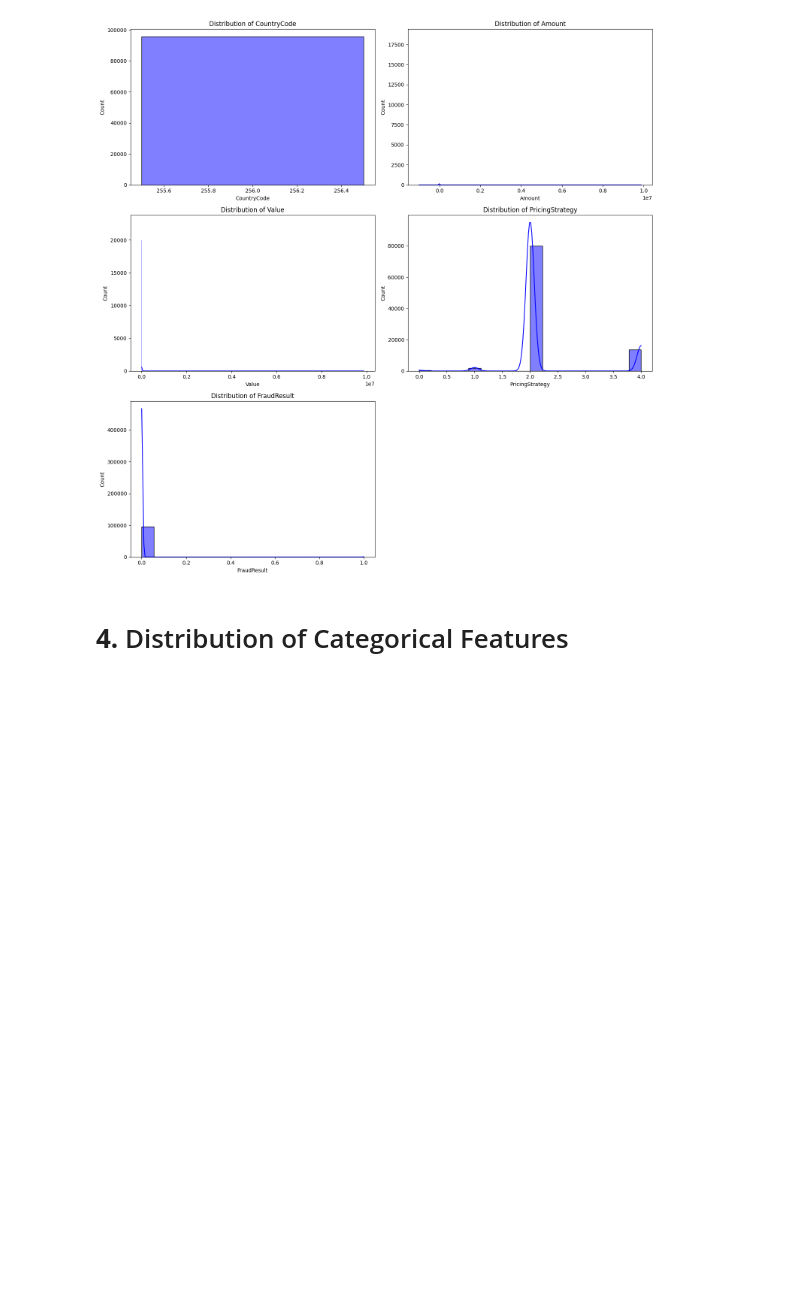
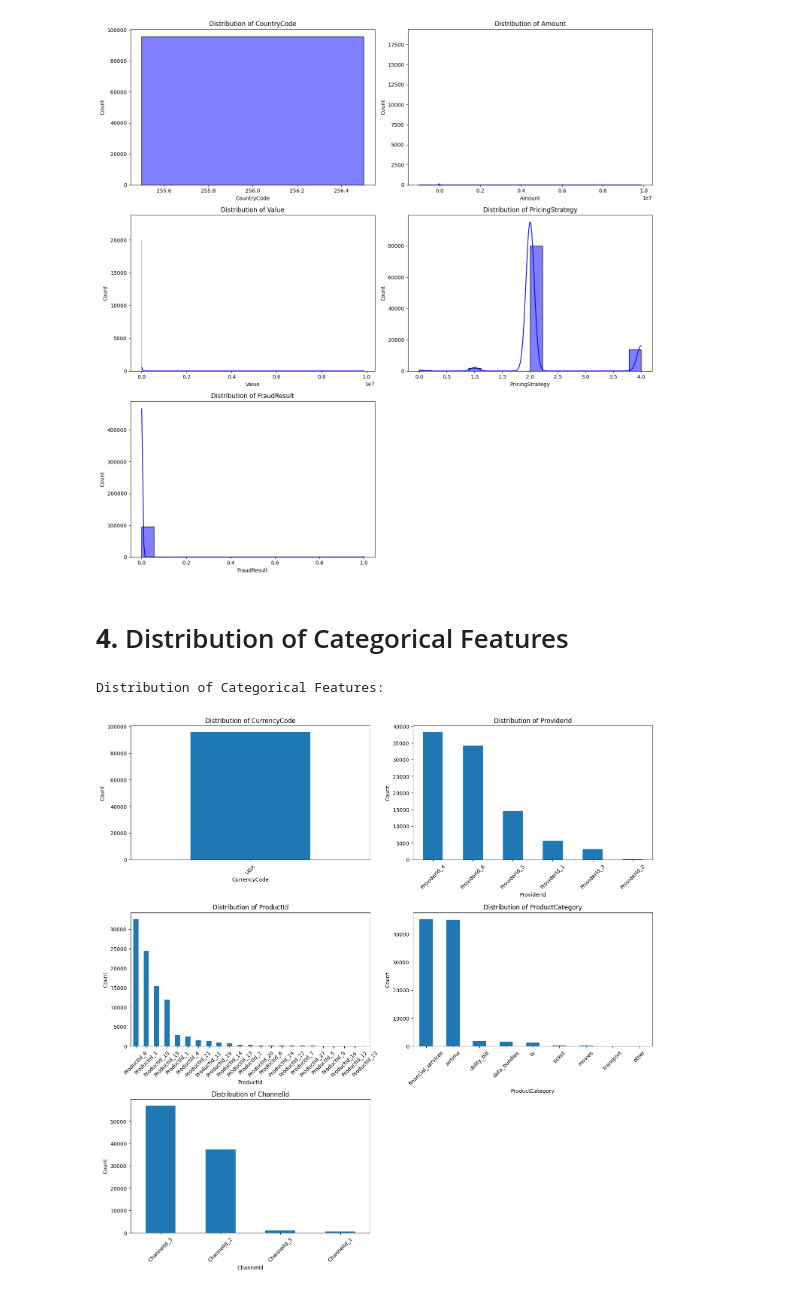
Before and after one commit to nebiyu-getachew/bati-bank-credit-scoring, a Jupyter notebook: notebooks/task_2.ipynb, the cells around one changed output. Saved outputs shown, nothing was run; the diff lists cells and outputs as text; code cells hidden in the pictures; blank space fills up the shorter version.

Commit message:
Distribution of Categorical Features

```diff
--- a/notebooks/task_2.ipynb
+++ b/notebooks/task_2.ipynb
@@ -133,3 +133,11 @@ Distribution of Numerical Features:
 [figure]
 # %% [markdown]
 # **4.** Distribution of Categorical Features
+# %%
+print("\nDistribution of Categorical Features:")
+categorical_columns=['CurrencyCode','ProviderId','ProductId','ProductCategory','ChannelId']
+plot_categorical_distributions(data, categorical_columns)
+logger.info("univariate analysis of categorical columns completed")
+# %% [output]
+Distribution of Categorical Features:
+[figure, added]
```
Also changed, not shown: 1 other file.
